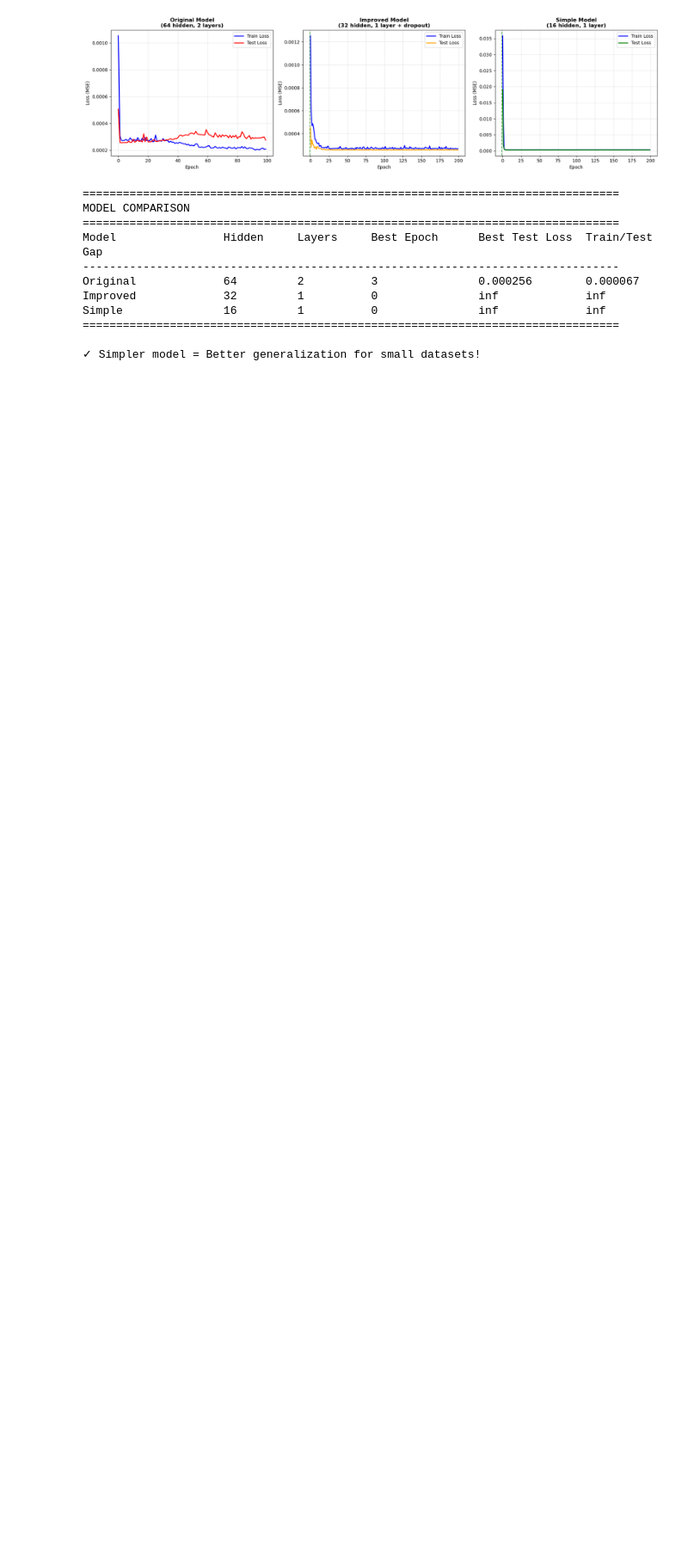
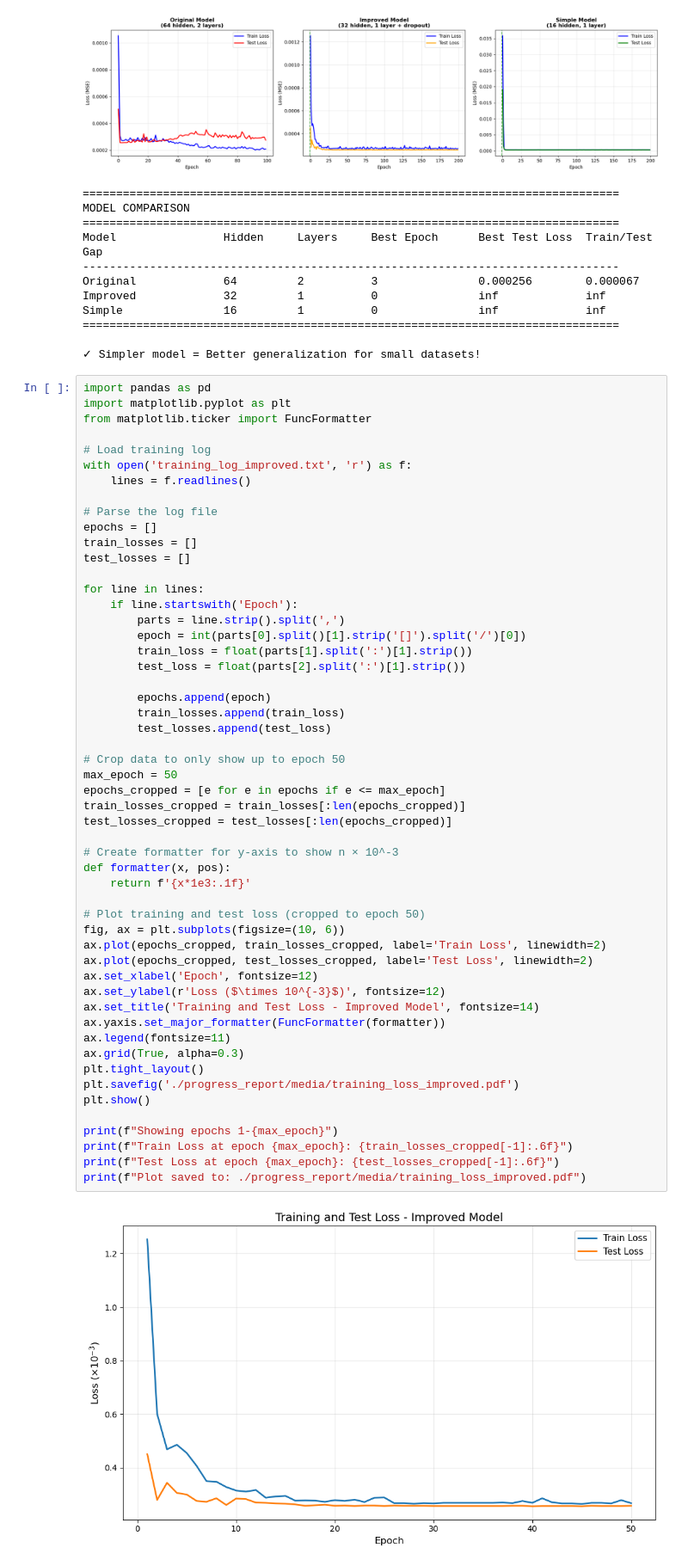
Before and after one commit to pattylo/CEE_690_Progress, a Jupyter notebook: project_data_train_LSTM.ipynb, the cells around one changed output. Shown: that part at 86% size. Saved outputs shown, nothing was run; the diff lists cells and outputs as text; blank space fills up the shorter version.

Commit message:
update a bit for progress report submission

```diff
--- a/project_data_train_LSTM.ipynb
+++ b/project_data_train_LSTM.ipynb
@@ -713,3 +713,58 @@ Simple               16         1          0               inf             inf
 ================================================================================
 
 ✓ Simpler model = Better generalization for small datasets!
+# %%
+import pandas as pd
+import matplotlib.pyplot as plt
+from matplotlib.ticker import FuncFormatter
+
+# Load training log
+with open('training_log_improved.txt', 'r') as f:
+    lines = f.readlines()
+
+# Parse the log file
+epochs = []
+train_losses = []
+test_losses = []
+
+for line in lines:
+    if line.startswith('Epoch'):
+        parts = line.strip().split(',')
+        epoch = int(parts[0].split()[1].strip('[]').split('/')[0])
+        train_loss = float(parts[1].split(':')[1].strip())
+        test_loss = float(parts[2].split(':')[1].strip())
+
+        epochs.append(epoch)
+        train_losses.append(train_loss)
+        test_losses.append(test_loss)
+
+# Crop data to only show up to epoch 50
+max_epoch = 50
+epochs_cropped = [e for e in epochs if e <= max_epoch]
+train_losses_cropped = train_losses[:len(epochs_cropped)]
+test_losses_cropped = test_losses[:len(epochs_cropped)]
+
+# Create formatter for y-axis to show n × 10^-3
+def formatter(x, pos):
+    return f'{x*1e3:.1f}'
+
+# Plot training and test loss (cropped to epoch 50)
+fig, ax = plt.subplots(figsize=(10, 6))
+ax.plot(epochs_cropped, train_losses_cropped, label='Train Loss', linewidth=2)
+ax.plot(epochs_cropped, test_losses_cropped, label='Test Loss', linewidth=2)
+ax.set_xlabel('Epoch', fontsize=12)
+ax.set_ylabel(r'Loss ($\times 10^{-3}$)', fontsize=12)
+ax.set_title('Training and Test Loss - Improved Model', fontsize=14)
+ax.yaxis.set_major_formatter(FuncFormatter(formatter))
+ax.legend(fontsize=11)
+ax.grid(True, alpha=0.3)
+plt.tight_layout()
+plt.savefig('./progress_report/media/training_loss_improved.pdf')
+plt.show()
+
+print(f"Showing epochs 1-{max_epoch}")
+print(f"Train Loss at epoch {max_epoch}: {train_losses_cropped[-1]:.6f}")
+print(f"Test Loss at epoch {max_epoch}: {test_losses_cropped[-1]:.6f}")
+print(f"Plot saved to: ./progress_report/media/training_loss_improved.pdf")
+# %% [output]
+[figure, added]
```
Also changed, not shown: parts of 1 cell of this notebook, 12 other files.
